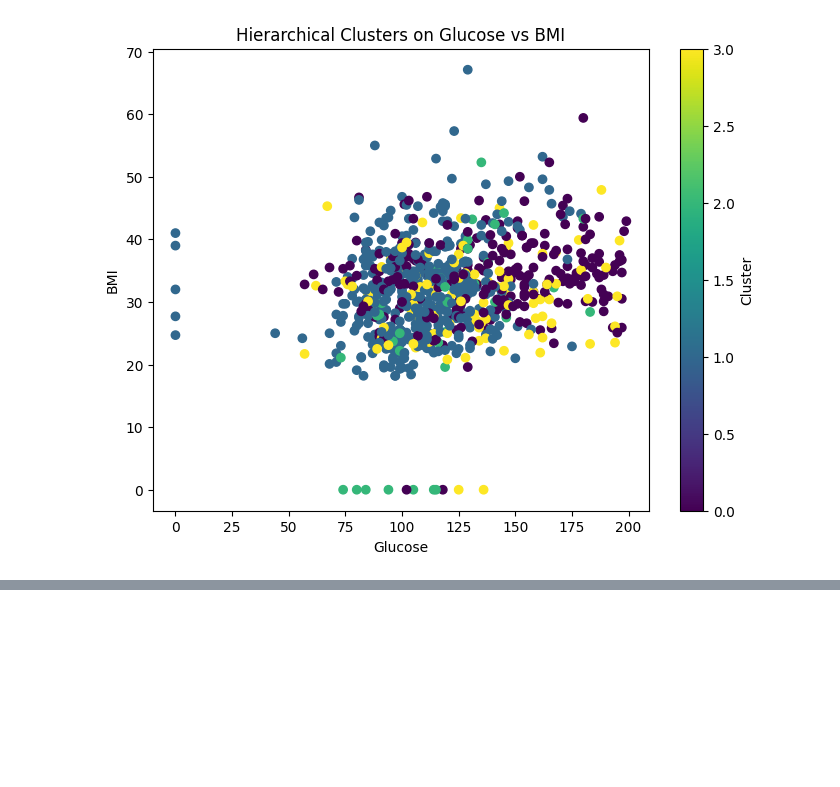
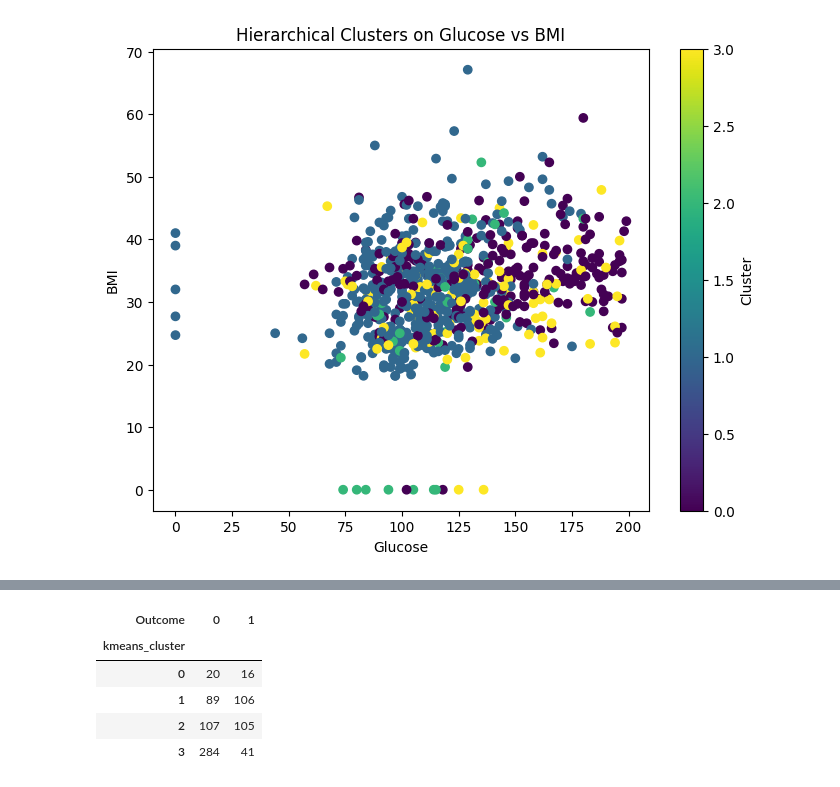
Before and after one commit to mayoayileka09/Diabetes_ML_Analysis, a Jupyter notebook: notebooks/Notebook.ipynb, the cells around one changed output, grey strips where cells are left out. Drawn from its saved outputs; the diff is of its cells as text; code cells hidden in the pictures; blank space fills up the shorter version.

```diff
--- a/notebooks/Notebook.ipynb
+++ b/notebooks/Notebook.ipynb
@@ -265,0 +307,12 @@ eps=0.7, min_samples=10, clusters=1, outliers=768, silhouette=None, dbi=None
+# %%
+
+
+# Replace 'kmeans_cluster' with 'hier_cluster' or 'dbscan_cluster' as needed
+pd.crosstab(df_processed["kmeans_cluster"], df_processed["Outcome"])
+# %% [output]
+| Outcome | 0 | 1 |
+| kmeans_cluster |  |  |
+| 0 | 20 | 16 |
+| 1 | 89 | 106 |
+| 2 | 107 | 105 |
+| 3 | 284 | 41 |
```
Also changed, not shown: parts of 9 cells of this notebook.
